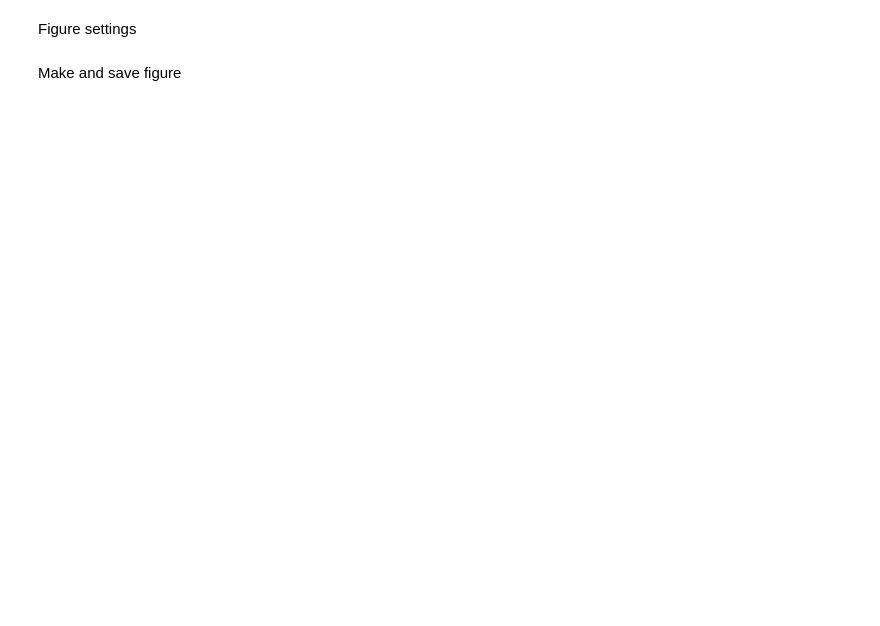
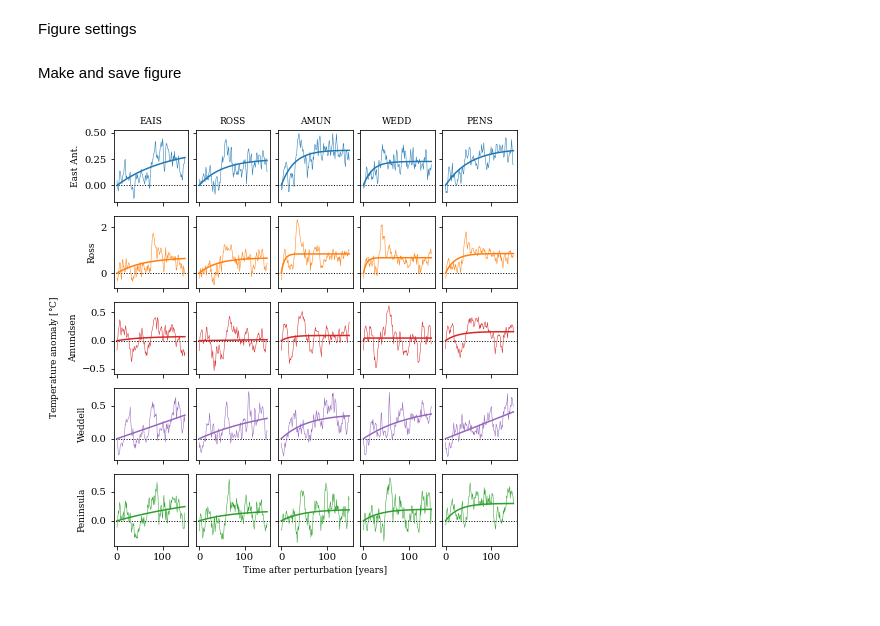
Before and after one commit to erwinlambert/feedback, a Jupyter notebook: notebooks/Draftplot_ORF.ipynb, the cells around one changed output. Drawn from its saved outputs; the diff is of its cells as text; code cells hidden in the pictures; blank space fills up the shorter version.

```diff
--- a/notebooks/Draftplot_ORF.ipynb
+++ b/notebooks/Draftplot_ORF.ipynb
@@ -41,19 +43,21 @@ Make and save figure
 # %%
 expcap = ['EAIS','ROSS','AMUN','WEDD','PENS']
 # %%
-fig,ax = plt.subplots(5,5,figsize=(7,7),sharex=True,sharey=True)#'row')
+fig,ax = plt.subplots(5,5,figsize=(7,7),sharex=True,sharey='row')
 for e,ex in enumerate(ad.exp[:5]):
     for b,bas in enumerate(ad.basin):
         ax[b,e].axhline(0,1,0,ls=':',c='k')
         ax[b,e].plot(ad.rftime,ad.tanom[:,e,b],c=ad.bcol[bas],lw=.5)
         ax[b,e].plot(ad.rftime,ad.fanom[:,e,b],c=ad.bcol[bas],lw=1.5)
 
         if b==0:
             ax[b,e].set_title(expcap[e])
         if e==0:
             ax[b,e].set_ylabel(bas)
 ax[-1,2].set_xlabel('Time after perturbation [years]')
 fig.supylabel(r'Temperature anomaly [$\degree$C]')
 
 plt.savefig(f'../draftfigs/all_orfs.png')
 plt.show()
+# %% [output]
+[figure, added]
```
Also changed, not shown: parts of 1 cell of this notebook, 3 other files.
